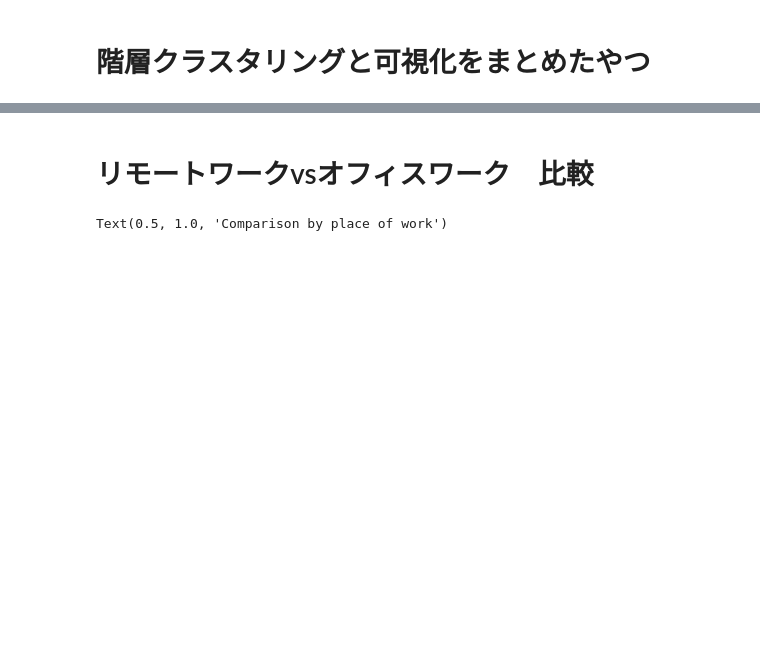
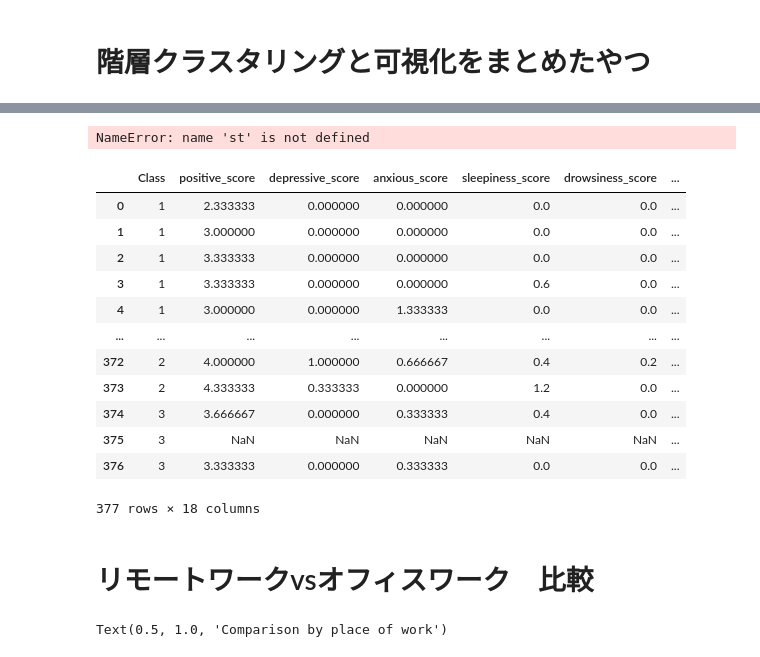
Before and after one commit to yusukennn/research_mental_prediction, a Jupyter notebook: code/analyse/clustering.ipynb, the cells around one changed output, grey strips where cells are left out. Cells and saved outputs as stored; diff of their text form; code cells hidden in the pictures; blank space fills up the shorter version.

```diff
--- a/code/analyse/clustering.ipynb
+++ b/code/analyse/clustering.ipynb
@@ -324,0 +483,25 @@ user_id
+# %%
+#二元配置分散分析
+mental_indicaters = ['positive_score','depressive_score','anxious_score','sleepiness_score','drowsiness_score','sluggishness_score']
+mental_indicaters_night = ['positive_score','depressive_score','anxious_score','sleepiness_score','drowsiness_score','sluggishness_score','productivity_score','recovery_score','workenga_score','focus_work','efficient_work','on_schedule','communicate_well','communicate_effectively','new_idea','reache_result']
+
+night_mental = night_mental.rename(columns={'class':'Class'})
+
+for i in range(len(mental_indicaters)):
+    anova2_mental=anova2_mental.rename(columns={'class':'Class'})
+    formula = '{} ~ (morning) + (Class) + (morning):(Class)'.format(mental_indicaters[i])
+    model = ols(formula, anova2_mental).fit()
+    aov_table = anova_lm(model, typ=2)
+    aov_table.columns = ["平方和","自由度","F値","p値"] #列名を日本語に差し替え
+    print(mental_indicaters[i]+'---------------------二元配置----------------------------')
+    print(aov_table) #被験者間効果の検定結果を出力
+
+def anova(df, mental_indicaters):
+#一元配置分散分析
+    df = df.dropna()
+    for j in range(len(mental_indicaters)):
+        result = scipy.stats.f_oneway(df[df['Class']==1][mental_indicaters[j]],df[df['Class']==2][mental_indicaters[j]],df[df['Class']==3][mental_indicaters[j]])
+        print(mental_indicaters[j]+'-----------------------一元配置-----------------------------')
+        print(result.pvalue)
+
+anova(mor_mental, mental_indicaters)
@@ -325,3 +526,33 @@ user_id
+# %%
+# plt.figure(figsize=(50, 10))
+# sns.violinplot(data=mor_merged, x='user_id', y='productivity_score')
+from scipy import stats
+import scipy
+import statsmodels.api as sm
+from statsmodels.formula.api import ols
+# 最小二乗法 ols 実行。 正直あまり、ここで何故登場するのか意味がわかっておりません。
+mor_mental = mor_mental.rename(columns={'class':'Class'})
+mod = ols('anxious_score ~ Class', data=mor_mental).fit()
+aov_table = sm.stats.anova_lm(mod, typ=2) # The type of Anova test to perform. See notes.
+print(aov_table)
+# %% [output]
+NameError: name 'st' is not defined
+# %%
+night_mental
+# %% [output]
+|  | Class | positive_score | depressive_score | anxious_score | sleepiness_score | drowsiness_score | ... |
+| 0 | 1 | 2.333333 | 0.000000 | 0.000000 | 0.0 | 0.0 | ... |
+| 1 | 1 | 3.000000 | 0.000000 | 0.000000 | 0.0 | 0.0 | ... |
+| 2 | 1 | 3.333333 | 0.000000 | 0.000000 | 0.0 | 0.0 | ... |
+| 3 | 1 | 3.333333 | 0.000000 | 0.000000 | 0.6 | 0.0 | ... |
+| 4 | 1 | 3.000000 | 0.000000 | 1.333333 | 0.0 | 0.0 | ... |
+| ... | ... | ... | ... | ... | ... | ... | ... |
+| 372 | 2 | 4.000000 | 1.000000 | 0.666667 | 0.4 | 0.2 | ... |
+| 373 | 2 | 4.333333 | 0.333333 | 0.000000 | 1.2 | 0.0 | ... |
+| 374 | 3 | 3.666667 | 0.000000 | 0.333333 | 0.4 | 0.0 | ... |
+| 375 | 3 | NaN | NaN | NaN | NaN | NaN | ... |
+| 376 | 3 | 3.333333 | 0.000000 | 0.333333 | 0.0 | 0.0 | ... |
+377 rows × 18 columns
 # %% [markdown]
 # リモートワークvsオフィスワーク　比較
 # %%
```
Also changed, not shown: parts of 14 cells of this notebook, 1 other file.
